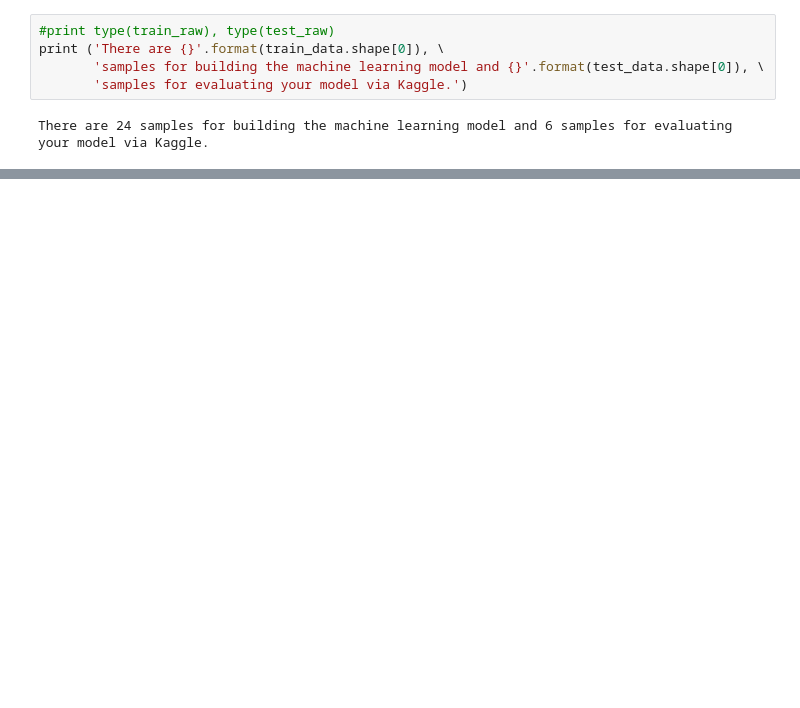
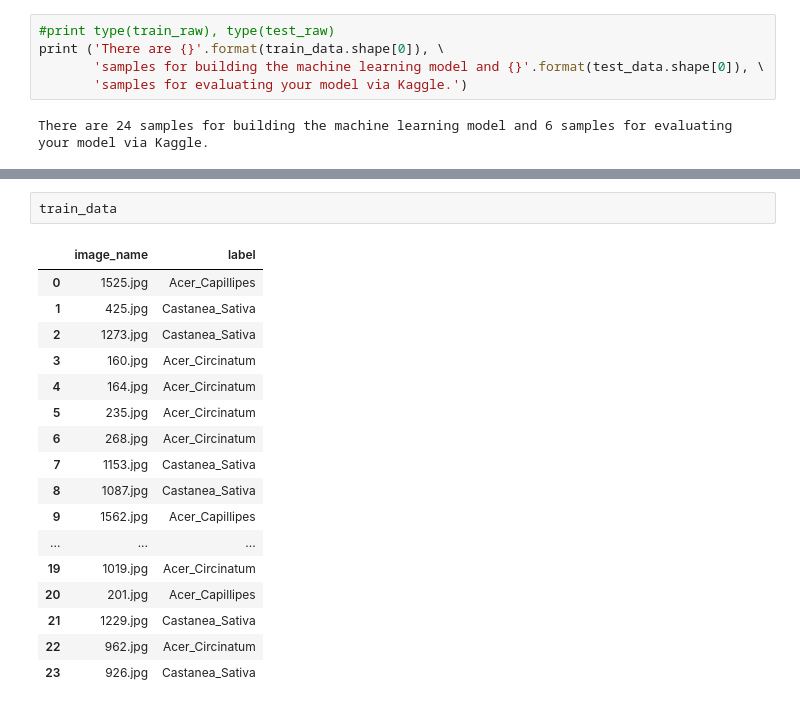
Before and after one commit to noora20FH/PCVK, a Jupyter notebook: leaf_classification_PCVK_finalProject.ipynb, the cells around one changed output, grey strips where cells are left out. Cells and saved outputs as stored; diff of their text form; blank space fills up the shorter version.

```diff
--- a/leaf_classification_PCVK_finalProject.ipynb
+++ b/leaf_classification_PCVK_finalProject.ipynb
@@ -561,0 +418,20 @@ There are 24 samples for building the machine learning model and 6 samples for e
+# %%
+train_data
+# %% [output]
+|  | image_name | label |
+| 0 | 1525.jpg | Acer_Capillipes |
+| 1 | 425.jpg | Castanea_Sativa |
+| 2 | 1273.jpg | Castanea_Sativa |
+| 3 | 160.jpg | Acer_Circinatum |
+| 4 | 164.jpg | Acer_Circinatum |
+| 5 | 235.jpg | Acer_Circinatum |
+| 6 | 268.jpg | Acer_Circinatum |
+| 7 | 1153.jpg | Castanea_Sativa |
+| 8 | 1087.jpg | Castanea_Sativa |
+| 9 | 1562.jpg | Acer_Capillipes |
+| ... | ... | ... |
+| 19 | 1019.jpg | Acer_Circinatum |
+| 20 | 201.jpg | Acer_Capillipes |
+| 21 | 1229.jpg | Castanea_Sativa |
+| 22 | 962.jpg | Acer_Circinatum |
+| 23 | 926.jpg | Castanea_Sativa |
```
Also changed, not shown: parts of 18 cells of this notebook.
